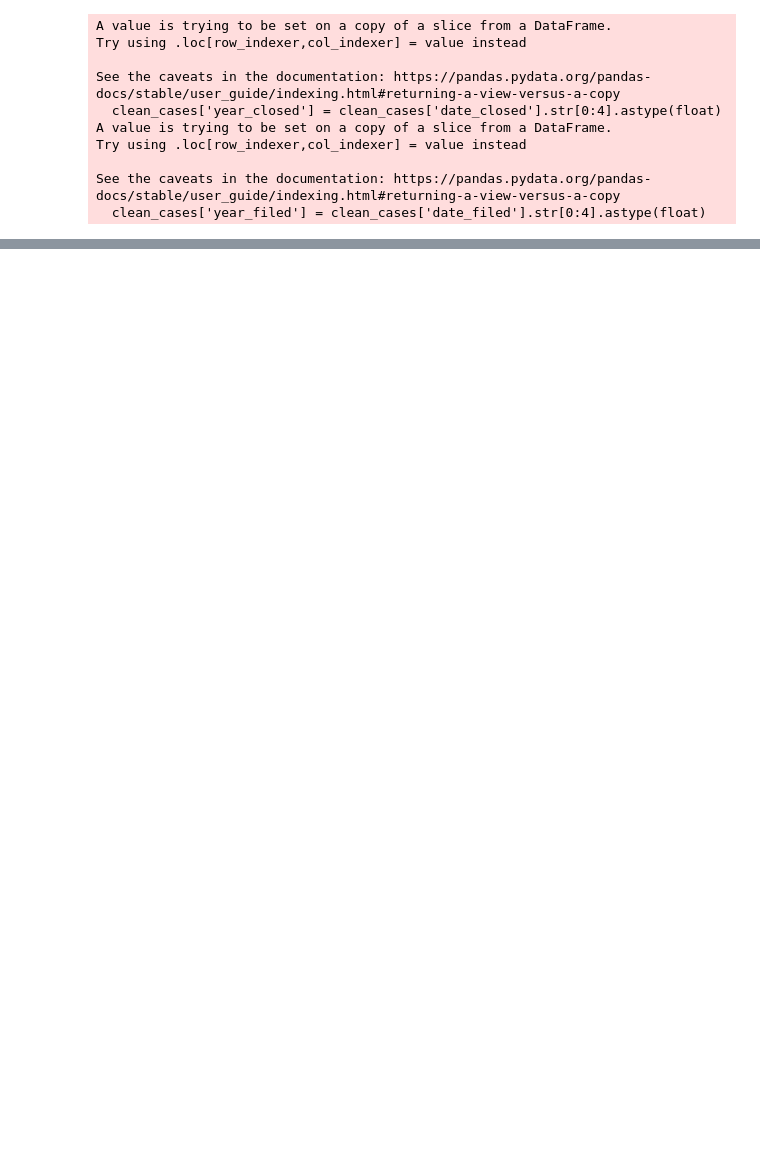
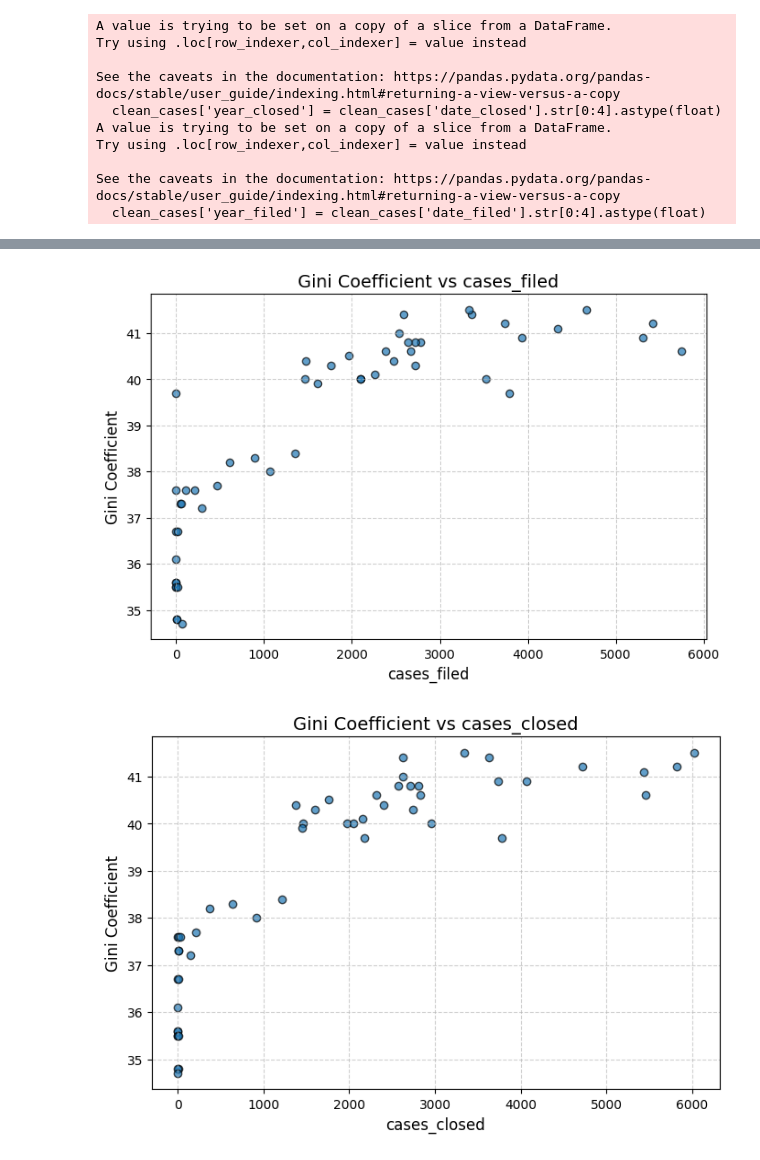
Before and after one commit to Sai0472003/PatentLitigation_Impact, a Jupyter notebook: Project1.ipynb, the cells around one changed output, grey strips where cells are left out. Saved outputs shown, nothing was run; the diff lists cells and outputs as text; code cells hidden in the pictures; blank space fills up the shorter version.

```diff
--- a/Project1.ipynb
+++ b/Project1.ipynb
@@ -140,28 +116,0 @@ litigations_gini_merged.reset_index()
-# %%
-# Step 1: Aggregate unique case_numbers per year
-unique_cases_per_year = (
-    litigations_gini_merged.groupby('year')['case_number']
-    .nunique()
-    .reset_index(name='unique_cases')
-)
-
-
-# Step 2: Keep `year` and `gini` columns for merging
-gini_data = litigations_gini_merged[['year', 'gini']].drop_duplicates()
-
-# Merge unique cases with gini values
-plot_data = unique_cases_per_year.merge(gini_data, on='year')
-
-# Step 3: Scatter plot with trend line
-x = plot_data['unique_cases']
-y = plot_data['gini']
-coefficients = np.polyfit(x, y, 1)
-trend_line = np.poly1d(coefficients)
-plt.figure(figsize=(10, 6))
-plt.scatter(plot_data['unique_cases'], plot_data['gini'], marker='o')
-plt.plot(x, trend_line(x), color='red', linewidth=2, label='Trend Line')
-plt.title('Unique Cases vs. Gini Coefficient by Year')
-plt.xlabel('Number of Closed Cases/Year')
-plt.ylabel('Gini Coefficient')
-plt.grid(True)
-plt.show()
@@ -197,0 +117,15 @@ poverty_dataset
+# %%
+x_vars = ['cases_filed', 'cases_closed', 'Urban Rate', 'unemployment_rate', 'Inflation Rate']
+
+# Loop through each variable and create a scatter plot with Gini
+for x in x_vars:
+    plt.figure(figsize=(8, 5))
+    plt.scatter(complete_merged[x], complete_merged['gini'], alpha=0.7, edgecolor='k')
+    plt.title(f'Gini Coefficient vs {x}', fontsize=14)
+    plt.xlabel(x, fontsize=12)
+    plt.ylabel('Gini Coefficient', fontsize=12)
+    plt.grid(True, linestyle='--', alpha=0.6)
+    plt.show()
+# %% [output]
+[figure, added]
+[figure, added]
```
Also changed, not shown: parts of 14 cells of this notebook.
